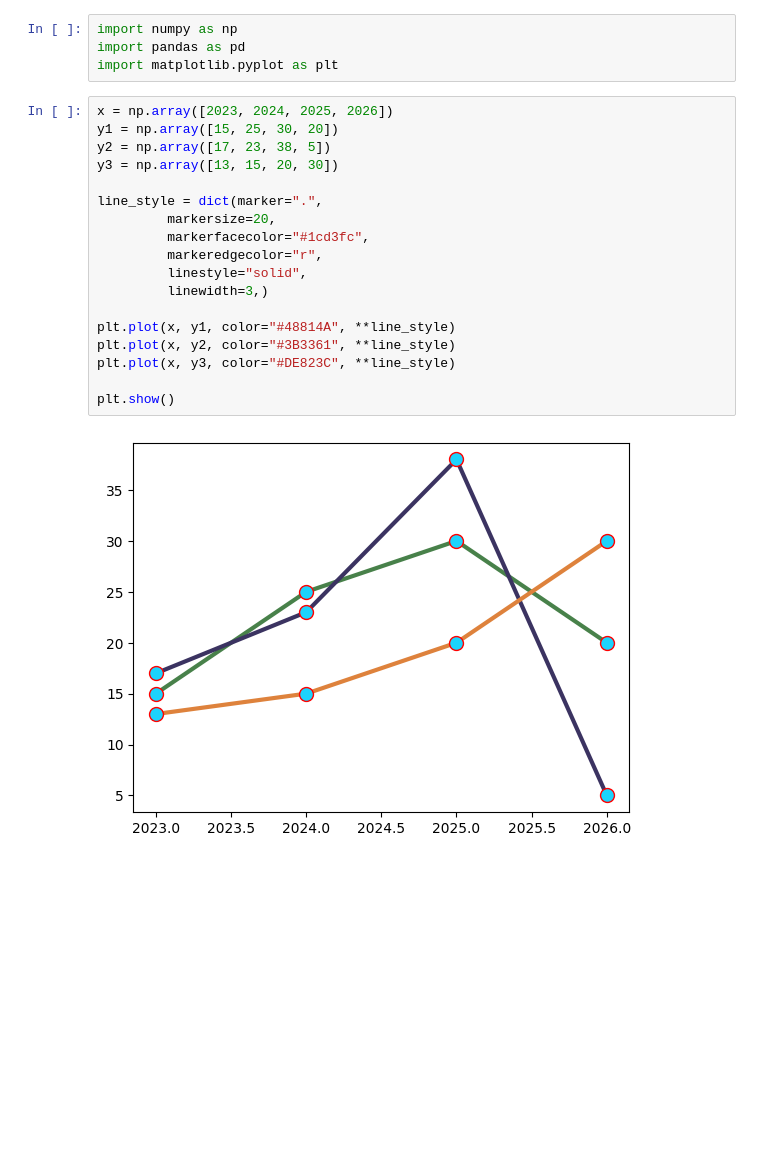
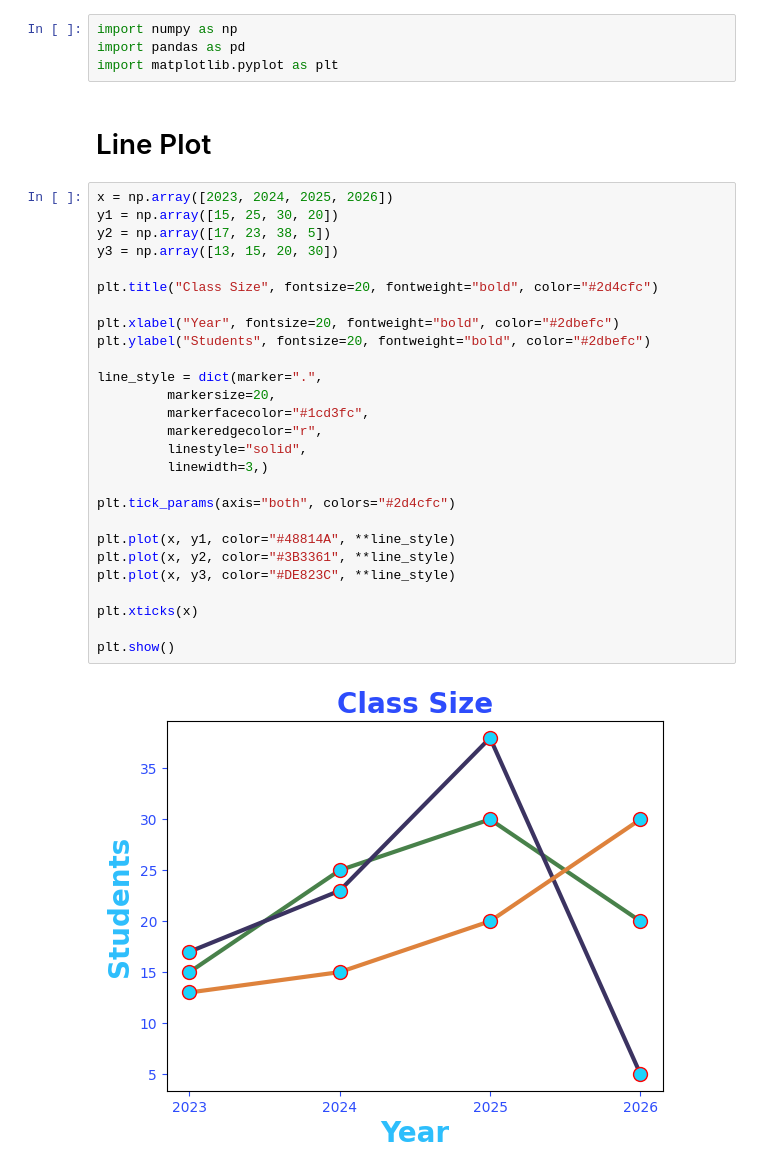
Before and after one commit to ebuillent13yadav/Matplotlib_Notes, a Jupyter notebook: Matplotlib_Notes.ipynb, the cells around one changed output. Saved outputs shown, nothing was run; the diff lists cells and outputs as text; blank space fills up the shorter version.

```diff
--- a/Matplotlib_Notes.ipynb
+++ b/Matplotlib_Notes.ipynb
@@ -4,23 +4,34 @@
 import numpy as np
 import pandas as pd
 import matplotlib.pyplot as plt
+# %% [markdown]
+# Line Plot
 # %%
 x = np.array([2023, 2024, 2025, 2026])
 y1 = np.array([15, 25, 30, 20])
 y2 = np.array([17, 23, 38, 5])
 y3 = np.array([13, 15, 20, 30])
+
+plt.title("Class Size", fontsize=20, fontweight="bold", color="#2d4cfc")
+
+plt.xlabel("Year", fontsize=20, fontweight="bold", color="#2dbefc")
+plt.ylabel("Students", fontsize=20, fontweight="bold", color="#2dbefc")
 
 line_style = dict(marker=".",
          markersize=20,
          markerfacecolor="#1cd3fc",
          markeredgecolor="r",
          linestyle="solid",
          linewidth=3,)
 
+plt.tick_params(axis="both", colors="#2d4cfc")
+
 plt.plot(x, y1, color="#48814A", **line_style)
 plt.plot(x, y2, color="#3B3361", **line_style)
 plt.plot(x, y3, color="#DE823C", **line_style)
 
+plt.xticks(x)
+
 plt.show()
 # %% [output]
-[figure, old version]
+[figure, new version]
```
Also changed, not shown: parts of 7 cells of this notebook.
